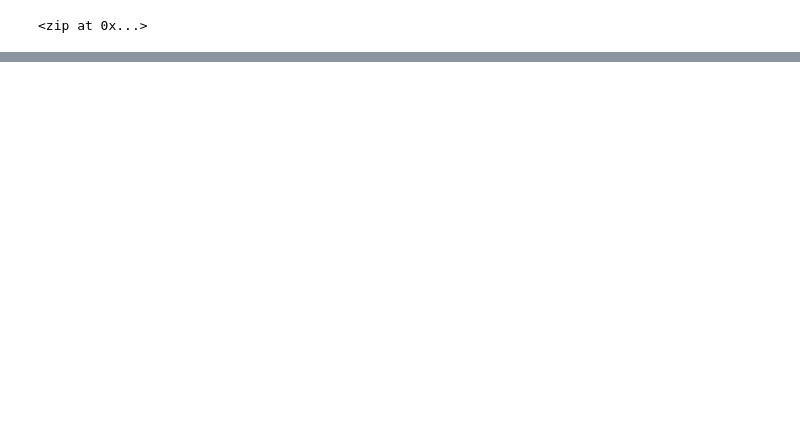
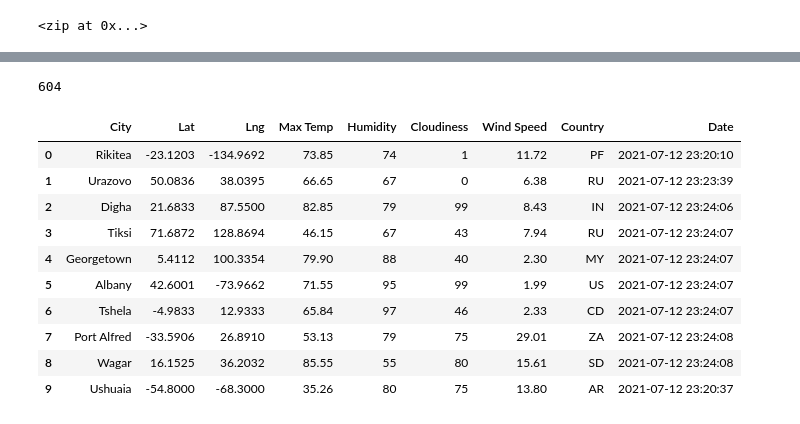
Before and after one commit to corispade/World_Weather_Analysis, a Jupyter notebook: WeatherPy.ipynb, the cells around one changed output, grey strips where cells are left out. Saved outputs shown, nothing was run; the diff lists cells and outputs as text; code cells hidden in the pictures; blank space fills up the shorter version.

Commit message:
added city dataframe

```diff
--- a/WeatherPy.ipynb
+++ b/WeatherPy.ipynb
@@ -35,0 +52,4 @@ len(cities)
+# %%
+# starting URL for Weather Map API Call
+url = "http://api.openweathermap.org/data/2.5/weather?units=Imperial&APPID=" + weather_api_key
+city_url
@@ -35,0 +161,20 @@ len(cities)
+# %%
+len(city_data)
+# %% [output]
+604
+# %%
+# 8. Convert the list to a DataFrame
+city_data_df = pd.DataFrame(city_data)
+city_data_df.head(10)
+# %% [output]
+|  | City | Lat | Lng | Max Temp | Humidity | Cloudiness | Wind Speed | Country | Date |
+| 0 | Rikitea | -23.1203 | -134.9692 | 73.85 | 74 | 1 | 11.72 | PF | 2021-07-12 23:20:10 |
+| 1 | Urazovo | 50.0836 | 38.0395 | 66.65 | 67 | 0 | 6.38 | RU | 2021-07-12 23:23:39 |
+| 2 | Digha | 21.6833 | 87.5500 | 82.85 | 79 | 99 | 8.43 | IN | 2021-07-12 23:24:06 |
+| 3 | Tiksi | 71.6872 | 128.8694 | 46.15 | 67 | 43 | 7.94 | RU | 2021-07-12 23:24:07 |
+| 4 | Georgetown | 5.4112 | 100.3354 | 79.90 | 88 | 40 | 2.30 | MY | 2021-07-12 23:24:07 |
+| 5 | Albany | 42.6001 | -73.9662 | 71.55 | 95 | 99 | 1.99 | US | 2021-07-12 23:24:07 |
+| 6 | Tshela | -4.9833 | 12.9333 | 65.84 | 97 | 46 | 2.33 | CD | 2021-07-12 23:24:07 |
+| 7 | Port Alfred | -33.5906 | 26.8910 | 53.13 | 79 | 75 | 29.01 | ZA | 2021-07-12 23:24:08 |
+| 8 | Wagar | 16.1525 | 36.2032 | 85.55 | 55 | 80 | 15.61 | SD | 2021-07-12 23:24:08 |
+| 9 | Ushuaia | -54.8000 | -68.3000 | 35.26 | 80 | 75 | 13.80 | AR | 2021-07-12 23:20:37 |
```
Also changed, not shown: parts of 12 cells of this notebook.
